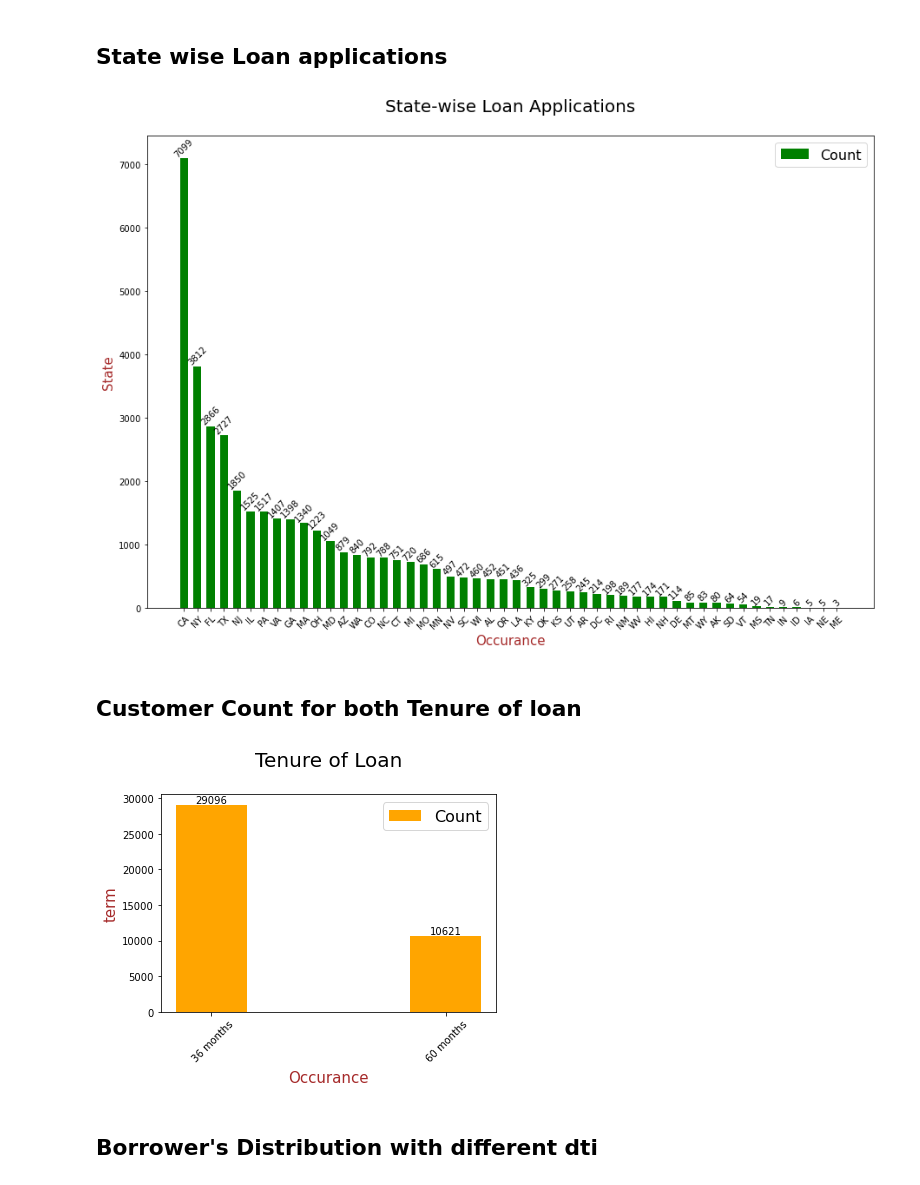
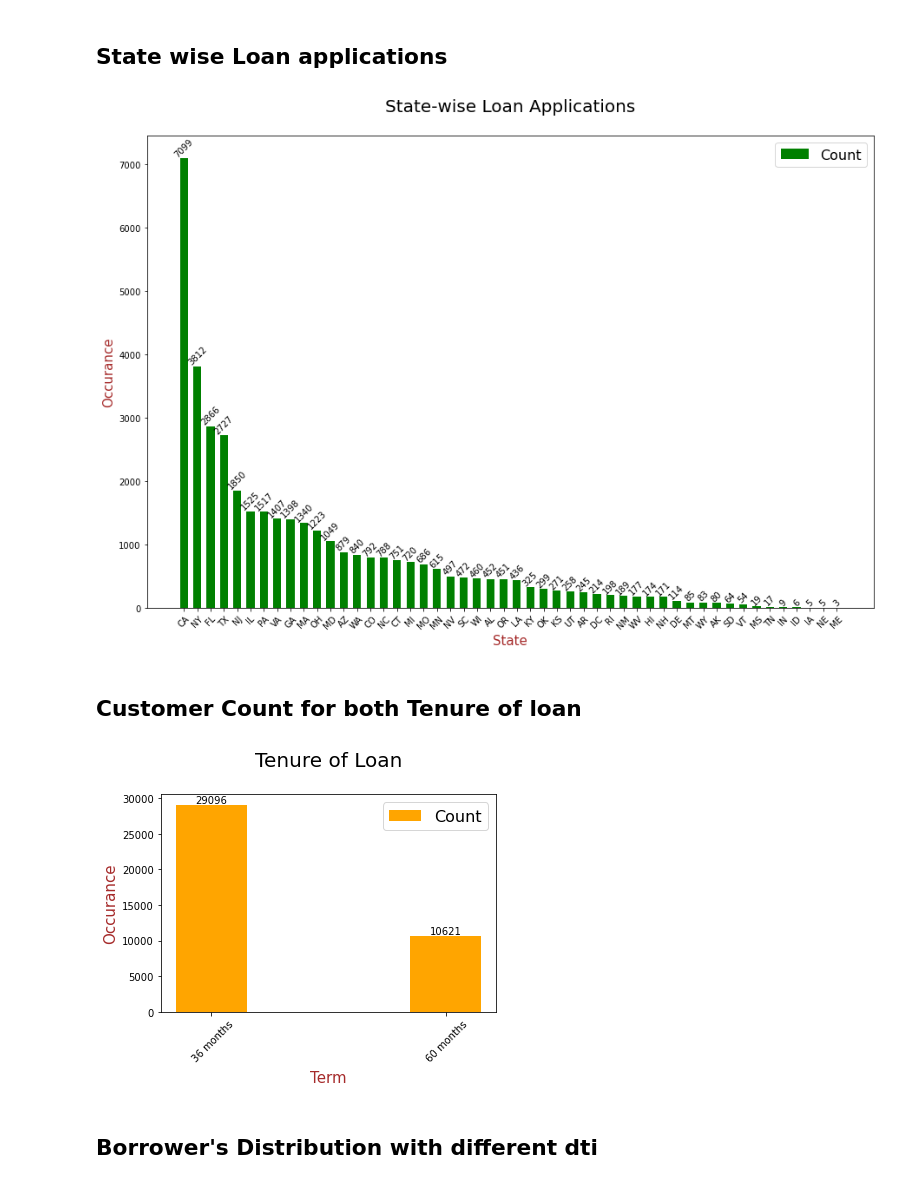
Before and after one commit to RatneshFlash/LendingClubCaseStudy, a Jupyter notebook: Lending_Club_Case_Study.ipynb, the cells around one changed output. Cells and saved outputs as stored; diff of their text form; code cells hidden in the pictures.

```diff
--- a/Lending_Club_Case_Study.ipynb
+++ b/Lending_Club_Case_Study.ipynb
@@ -153,8 +143,8 @@ chart1 = plt.bar(X, Y, label='Count', width=0.6, color='Green')
 plt.title("State-wise Loan Applications\n", fontdict={'fontsize': 20, 'fontweight' : 5, 'color' : 'Black'})
 
 # Labeling Axes
-plt.xlabel("Occurance", fontdict={'fontsize': 15, 'fontweight' : 5, 'color' : 'Brown'})
-plt.ylabel("State", fontdict={'fontsize': 15, 'fontweight' : 5, 'color' : 'Brown'})
+plt.xlabel("State", fontdict={'fontsize': 15, 'fontweight' : 5, 'color' : 'Brown'})
+plt.ylabel("Occurance", fontdict={'fontsize': 15, 'fontweight' : 5, 'color' : 'Brown'})
 
 plt.xticks(rotation=45)
 
@@ -164,31 +154,31 @@ plt.bar_label(chart1, fmt='%d', rotation=45)
 plt.legend(prop={"size":16})
 plt.show()
 # %% [output]
-[figure, old version]
+[figure, new version]
 # %% [markdown]
 ## Customer Count for both Tenure of loan
 # %%
 # take ter variable vs occurance of the value
 X = loan_data['term'].value_counts().index.values
 Y = loan_data['term'].value_counts().values
 chart1 = plt.bar(X, Y, label='Count', width=0.3, color='Orange')
 
 # Adding and formatting title
 plt.title("Tenure of Loan\n", fontdict={'fontsize': 20, 'fontweight' : 5, 'color' : 'Black'})
 
 # Labeling Axes
-plt.xlabel("Occurance", fontdict={'fontsize': 15, 'fontweight' : 5, 'color' : 'Brown'})
-plt.ylabel("term", fontdict={'fontsize': 15, 'fontweight' : 5, 'color' : 'Brown'})
+plt.xlabel("Term", fontdict={'fontsize': 15, 'fontweight' : 5, 'color' : 'Brown'})
+plt.ylabel("Occurance", fontdict={'fontsize': 15, 'fontweight' : 5, 'color' : 'Brown'})
 
 plt.xticks(rotation=45)
 
 # Add count number for each bar candle
 plt.bar_label(chart1, fmt='%d')
 
 plt.legend(prop={"size":16})
 plt.show()
 # %% [output]
-[figure, old version]
+[figure, new version]
 # %% [markdown]
 ## Borrower's Distribution with different dti
 # %%
```
Also changed, not shown: parts of 27 cells of this notebook, 1 other file.
